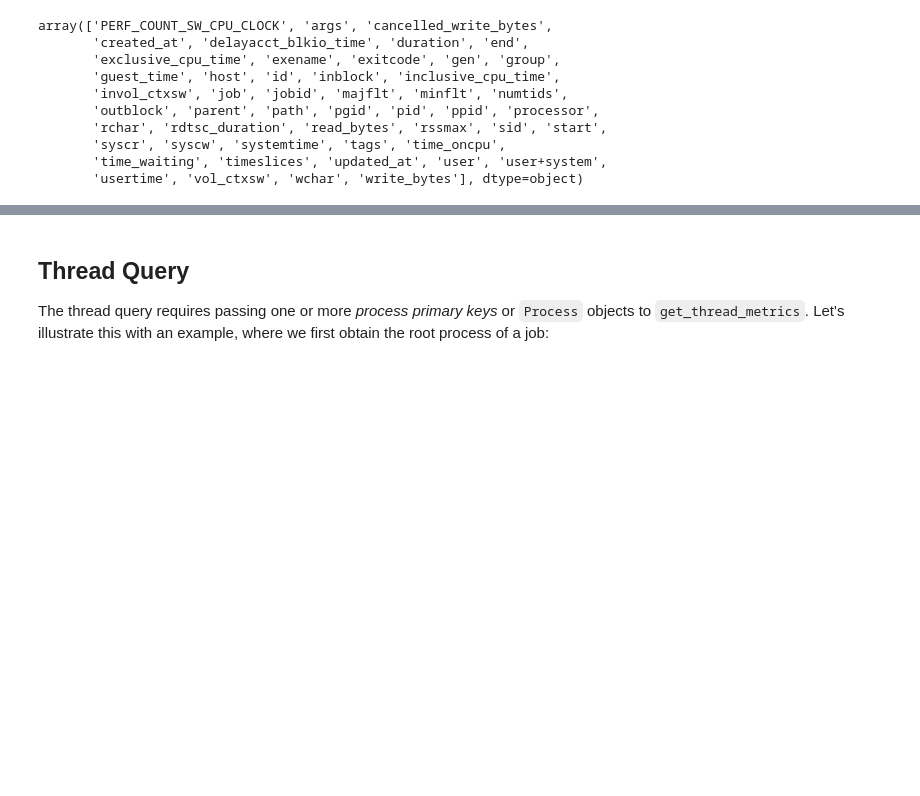
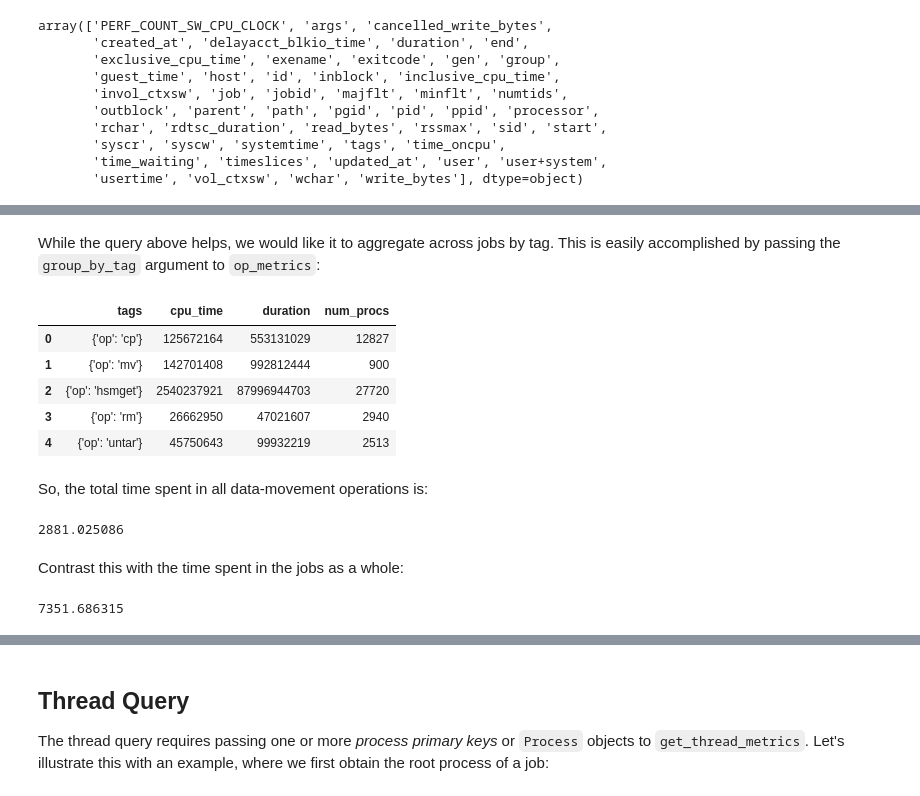
Before and after one commit to ilaflott/epmt, a Jupyter notebook: Query-API.ipynb, the cells around one changed output, grey strips where cells are left out. Cells and saved outputs as stored; diff of their text form; code cells hidden in the pictures; blank space fills up the shorter version.

```diff
--- a/Query-API.ipynb
+++ b/Query-API.ipynb
@@ -398,0 +510,26 @@ array(['PERF_COUNT_SW_CPU_CLOCK', 'args', 'cancelled_write_bytes',
+# %% [markdown]
+While the query above helps, we would like it to aggregate across jobs by tag. This
+is easily accomplished by passing the <a name="group-by-tag">`group_by_tag`</a>
+argument to `op_metrics`:
+# %%
+dm_ops_df_grouped = eq.op_metrics(jobs, tags = dm_tags, group_by_tag = True)
+dm_ops_df_grouped[['tags', 'cpu_time', 'duration', 'num_procs']]
+# %% [output]
+|  | tags | cpu_time | duration | num_procs |
+| 0 | {'op': 'cp'} | 125672164 | 553131029 | 12827 |
+| 1 | {'op': 'mv'} | 142701408 | 992812444 | 900 |
+| 2 | {'op': 'hsmget'} | 2540237921 | 87996944703 | 27720 |
+| 3 | {'op': 'rm'} | 26662950 | 47021607 | 2940 |
+| 4 | {'op': 'untar'} | 45750643 | 99932219 | 2513 |
+# %% [markdown]
+So, the total time spent in all data-movement operations is:
+# %%
+dm_ops_df_grouped['cpu_time'].sum()/1e6
+# %% [output]
+2881.025086
+# %% [markdown]
+Contrast this with the time spent in the jobs as a whole:
+# %%
+eq.select(j.cpu_time for j in jobs_orm).sum()/1e6
+# %% [output]
+7351.686315
```
Also changed, not shown: parts of 55 cells of this notebook.
